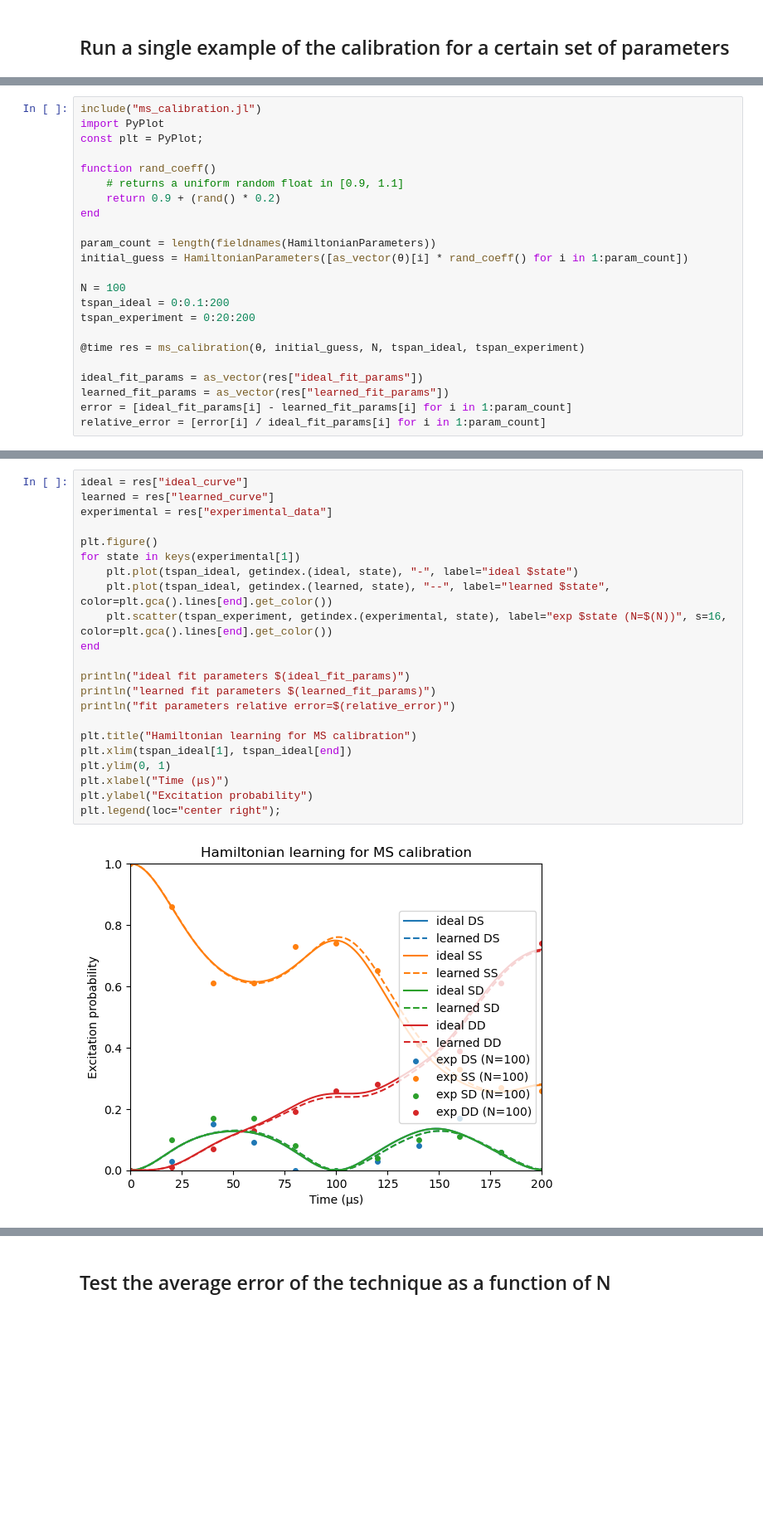
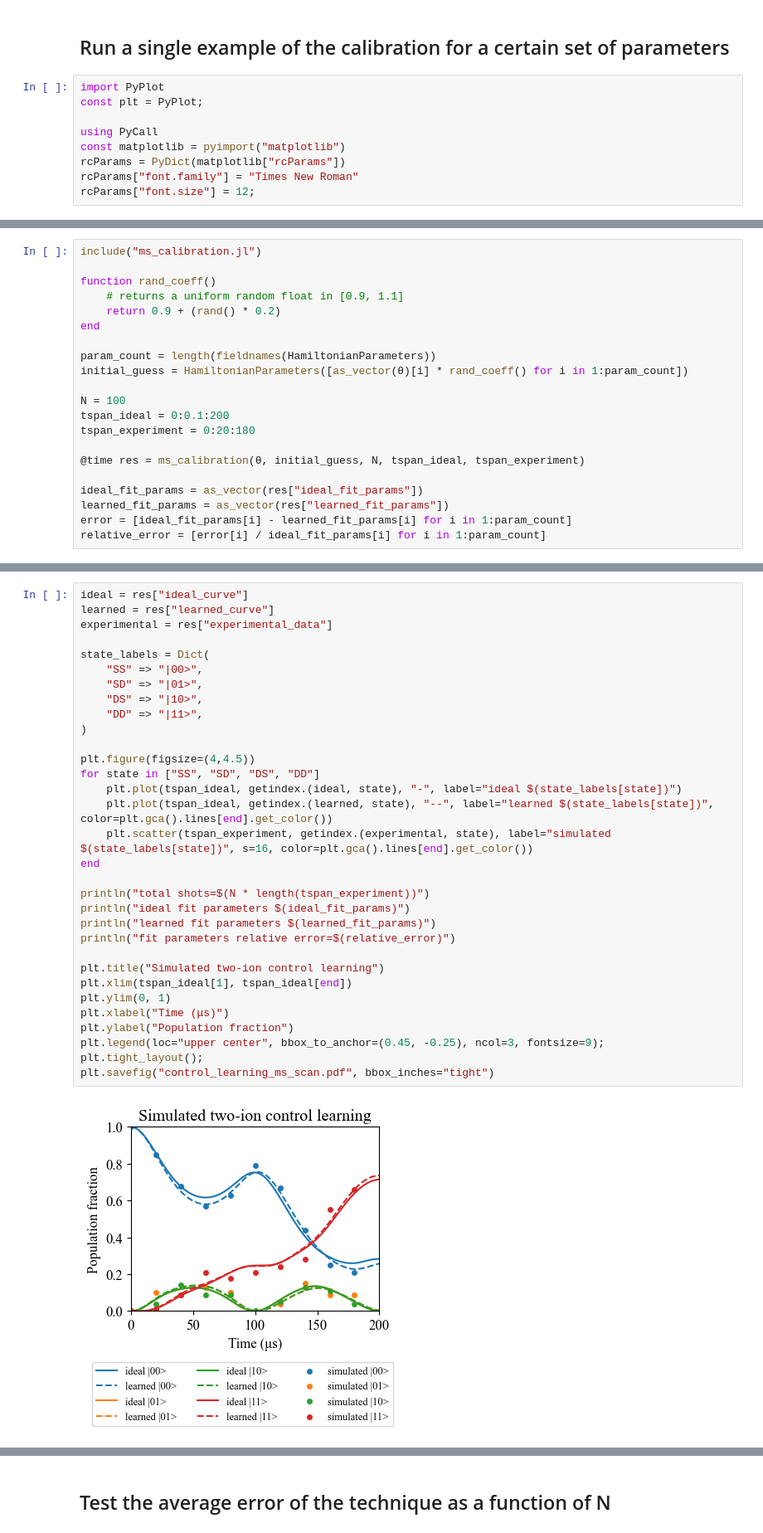
Before and after one commit to HaeffnerLab/hamiltonian-learning, a Jupyter notebook: MS_Calibration_Prototype.ipynb, the cells around one changed output, grey strips where cells are left out. Shown: that part at 83% size. Saved outputs shown, nothing was run; the diff lists cells and outputs as text; blank space fills up the shorter version.

Commit message:
Update calibration examples and figures

```diff
--- a/MS_Calibration_Prototype.ipynb
+++ b/MS_Calibration_Prototype.ipynb
@@ -1,5 +1,14 @@
 # %% [markdown]
 ## Run a single example of the calibration for a certain set of parameters
+# %%
+import PyPlot
+const plt = PyPlot;
+
+using PyCall
+const matplotlib = pyimport("matplotlib")
+rcParams = PyDict(matplotlib["rcParams"])
+rcParams["font.family"] = "Times New Roman"
+rcParams["font.size"] = 12;
 # %%
 include("ms_calibration.jl")
 
@@ -26,7 +35,5 @@ HamiltonianParameters(10.0, 5.0, 7.0, 1.0, -0.035)
 # %%
 include("ms_calibration.jl")
-import PyPlot
-const plt = PyPlot;
 
 function rand_coeff()
     # returns a uniform random float in [0.9, 1.1]
@@ -38,7 +45,7 @@ initial_guess = HamiltonianParameters([as_vector(θ)[i] * rand_coeff() for i in
 
 N = 100
 tspan_ideal = 0:0.1:200
-tspan_experiment = 0:20:200
+tspan_experiment = 0:20:180
 
 @time res = ms_calibration(θ, initial_guess, N, tspan_ideal, tspan_experiment)
 
@@ -57,24 +63,34 @@ relative_error = [error[i] / ideal_fit_params[i] for i in 1:param_count]
 # %%
 ideal = res["ideal_curve"]
 learned = res["learned_curve"]
 experimental = res["experimental_data"]
 
-plt.figure()
-for state in keys(experimental[1])
-    plt.plot(tspan_ideal, getindex.(ideal, state), "-", label="ideal $state")
-    plt.plot(tspan_ideal, getindex.(learned, state), "--", label="learned $state", color=plt.gca().lines[end].get_color())
-    plt.scatter(tspan_experiment, getindex.(experimental, state), label="exp $state (N=$(N))", s=16, color=plt.gca().lines[end].get_color())
+state_labels = Dict(
+    "SS" => "|00>",
+    "SD" => "|01>",
+    "DS" => "|10>",
+    "DD" => "|11>",
+)
+
+plt.figure(figsize=(4,4.5))
+for state in ["SS", "SD", "DS", "DD"]
+    plt.plot(tspan_ideal, getindex.(ideal, state), "-", label="ideal $(state_labels[state])")
+    plt.plot(tspan_ideal, getindex.(learned, state), "--", label="learned $(state_labels[state])", color=plt.gca().lines[end].get_color())
+    plt.scatter(tspan_experiment, getindex.(experimental, state), label="simulated $(state_labels[state])", s=16, color=plt.gca().lines[end].get_color())
 end
 
+println("total shots=$(N * length(tspan_experiment))")
 println("ideal fit parameters $(ideal_fit_params)")
 println("learned fit parameters $(learned_fit_params)")
 println("fit parameters relative error=$(relative_error)")
 
-plt.title("Hamiltonian learning for MS calibration")
+plt.title("Simulated two-ion control learning")
 plt.xlim(tspan_ideal[1], tspan_ideal[end])
 plt.ylim(0, 1)
 plt.xlabel("Time (μs)")
-plt.ylabel("Excitation probability")
-plt.legend(loc="center right");
+plt.ylabel("Population fraction")
+plt.legend(loc="upper center", bbox_to_anchor=(0.45, -0.25), ncol=3, fontsize=9);
+plt.tight_layout();
+plt.savefig("control_learning_ms_scan.pdf", bbox_inches="tight")
 # %% [output]
-[figure, old version]
+[figure, new version]
```
Also changed, not shown: parts of 9 cells of this notebook, 8 other files.
